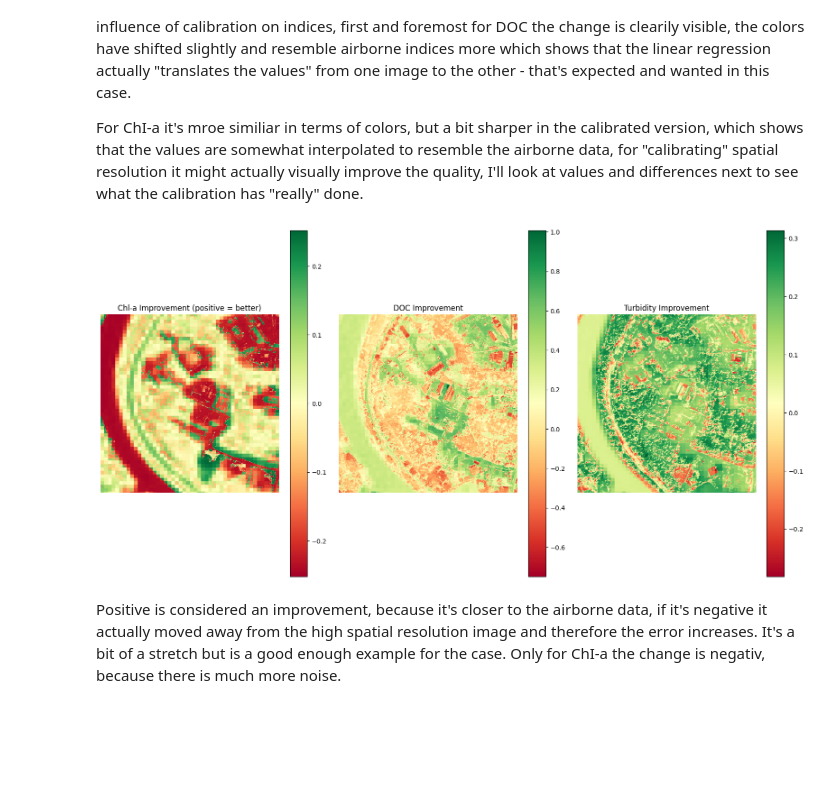
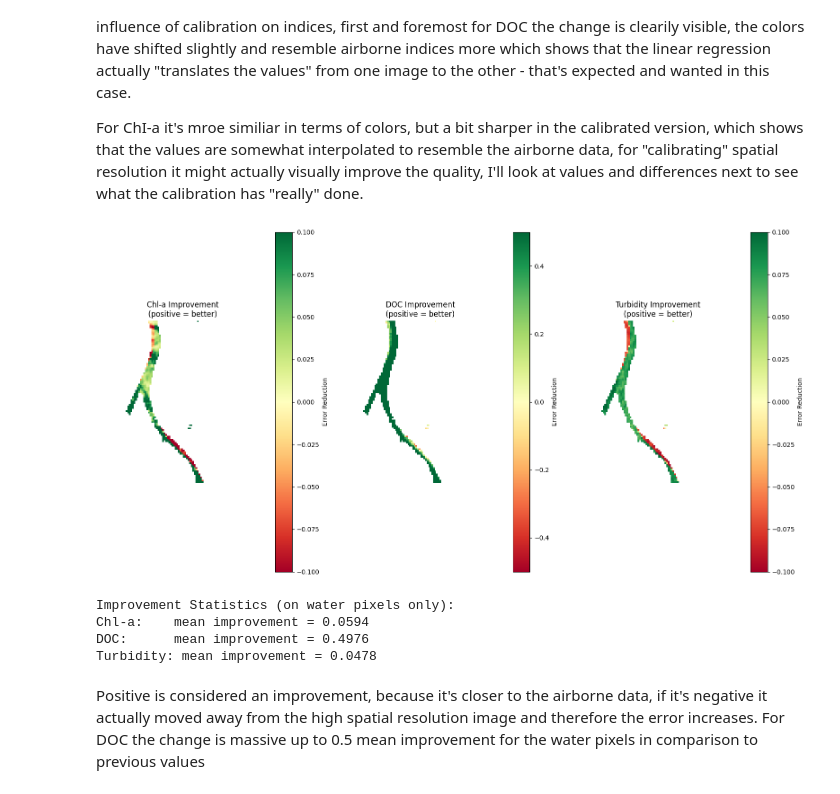
Before and after one commit to SzymonSkrzypczyk/eolabs, a Jupyter notebook: lab_5/ex_4.ipynb, the cells around one changed output. Cells and saved outputs as stored; diff of their text form; code cells hidden in the pictures; blank space fills up the shorter version.

```diff
--- a/lab_5/ex_4.ipynb
+++ b/lab_5/ex_4.ipynb
@@ -417,42 +583,59 @@ turb_diff = turb_s2_cal - turb_s2
 # %%
-def improvement_map(air, raw, cal):
-    mask = np.isfinite(air) & np.isfinite(raw) & np.isfinite(cal)
+def improvement_map(air_agg, raw_s2, cal_s2, water_mask=None):
+    """
+    Calculate improvement from calibration as: error_raw - error_calibrated
+    """
+    if water_mask is not None:
+        mask = water_mask & np.isfinite(air_agg) & np.isfinite(raw_s2) & np.isfinite(cal_s2)
+    else:
+        mask = np.isfinite(air_agg) & np.isfinite(raw_s2) & np.isfinite(cal_s2)
 
-    err_raw = np.abs(air - raw)
-    err_cal = np.abs(air - cal)
+    err_raw = np.abs(air_agg - raw_s2)
+    err_cal = np.abs(air_agg - cal_s2)
 
-    # mask needs to be used
-    out = np.zeros_like(air)
+    # Improvement: how much error reduced (positive = better)
+    out = np.zeros_like(air_agg)
     out[:] = np.nan
 
     out[mask] = err_raw[mask] - err_cal[mask]
 
-    return out
+    return out, mask
 # %%
-chla_imp = improvement_map(chla_air_res, chla_s2, chla_s2_cal)
-doc_imp  = improvement_map(doc_air_res, doc_s2, doc_s2_cal)
-turb_imp = improvement_map(turb_air_res, turb_s2, turb_s2_cal)
+# Use cropped arrays for improvement analysis
+chla_imp, chla_mask = improvement_map(chla_air_agg_crop, chla_s2_crop, chla_s2_cal[:h, :w], s2_water_mask_crop)
+doc_imp, doc_mask   = improvement_map(doc_air_agg_crop, doc_s2_crop, doc_s2_cal[:h, :w], s2_water_mask_crop)
+turb_imp, turb_mask = improvement_map(turb_air_agg_crop, turb_s2_crop, turb_s2_cal[:h, :w], s2_water_mask_crop)
 
 fig, axes = plt.subplots(1, 3, figsize=(16, 8))
 
-im0 = axes[0].imshow(chla_imp, cmap="RdYlGn")
-axes[0].set_title("Chl-a Improvement (positive = better)")
-plt.colorbar(im0, ax=axes[0])
+im0 = axes[0].imshow(chla_imp, cmap="RdYlGn", vmin=-0.1, vmax=0.1)
+axes[0].set_title("Chl-a Improvement\n(positive = better)")
+plt.colorbar(im0, ax=axes[0], label='Error Reduction')
 
-im1 = axes[1].imshow(doc_imp, cmap="RdYlGn")
-axes[1].set_title("DOC Improvement")
-plt.colorbar(im1, ax=axes[1])
+im1 = axes[1].imshow(doc_imp, cmap="RdYlGn", vmin=-0.5, vmax=0.5)
+axes[1].set_title("DOC Improvement\n(positive = better)")
+plt.colorbar(im1, ax=axes[1], label='Error Reduction')
 
-im2 = axes[2].imshow(turb_imp, cmap="RdYlGn")
-axes[2].set_title("Turbidity Improvement")
-plt.colorbar(im2, ax=axes[2])
+im2 = axes[2].imshow(turb_imp, cmap="RdYlGn", vmin=-0.1, vmax=0.1)
+axes[2].set_title("Turbidity Improvement\n(positive = better)")
+plt.colorbar(im2, ax=axes[2], label='Error Reduction')
 
 for ax in axes:
     ax.axis("off")
 
 plt.tight_layout()
 plt.show()
+
+# Print improvement statistics
+print("Improvement Statistics (on water pixels only):")
+print(f"Chl-a:    mean improvement = {np.nanmean(chla_imp[chla_mask]):.4f}")
+print(f"DOC:      mean improvement = {np.nanmean(doc_imp[doc_mask]):.4f}")
+print(f"Turbidity: mean improvement = {np.nanmean(turb_imp[turb_mask]):.4f}")
 # %% [output]
-[figure, old version]
+[figure, new version]
+Improvement Statistics (on water pixels only):
+Chl-a:    mean improvement = 0.0594
+DOC:      mean improvement = 0.4976
+Turbidity: mean improvement = 0.0478
 # %% [markdown]
-Positive is considered an improvement, because it's closer to the airborne data, if it's negative it actually moved away from the high spatial resolution image and therefore the error increases. It's a bit of a stretch but is a good enough example for the case. Only for ChI-a the change is negativ, because there is much more noise.
+Positive is considered an improvement, because it's closer to the airborne data, if it's negative it actually moved away from the high spatial resolution image and therefore the error increases. For DOC the change is massive up to 0.5 mean improvement for the water pixels in comparison to previous values
```
Also changed, not shown: parts of 37 cells of this notebook, 9 other files.
